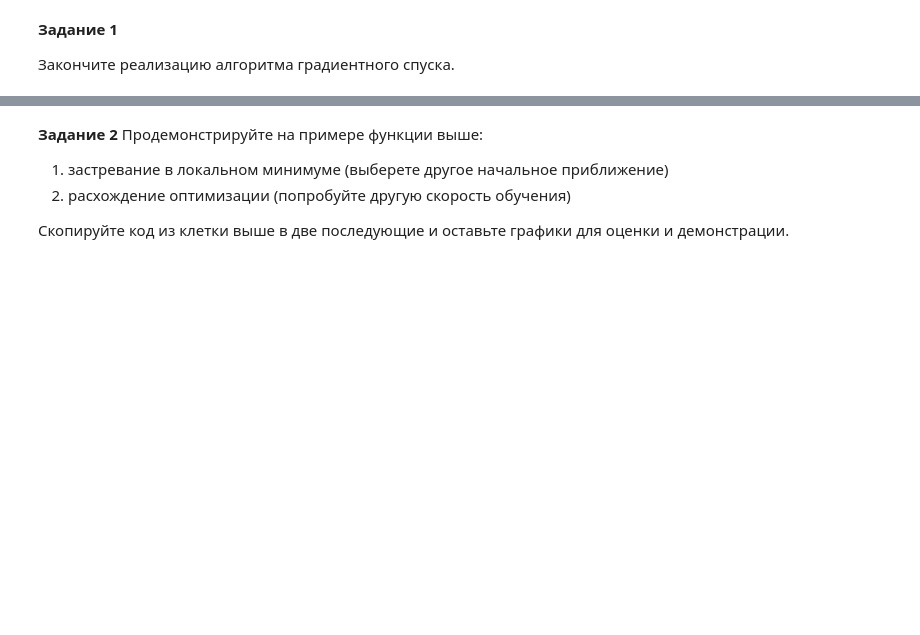
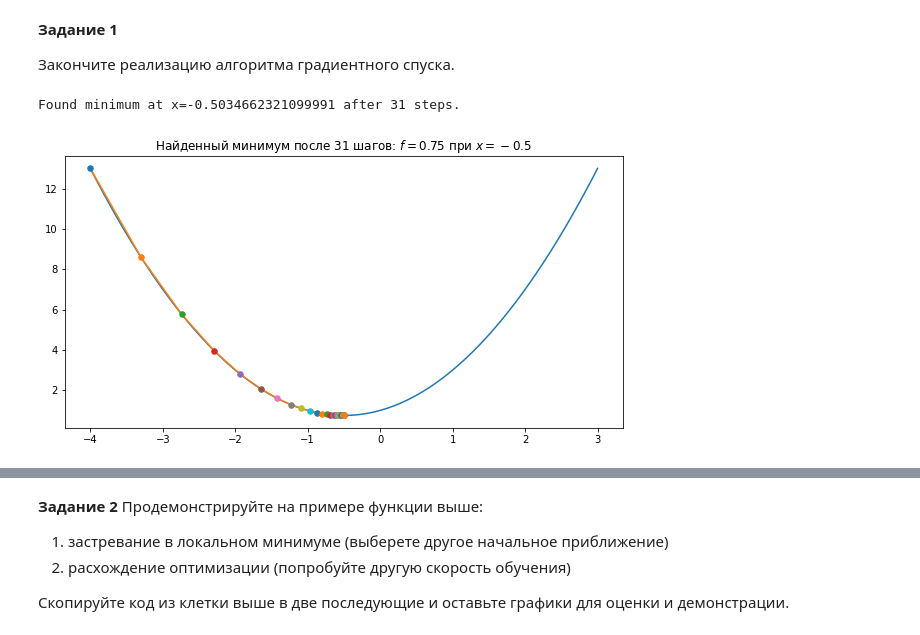
Before and after one commit to vsolodkyi/NeuralNetworks_SkillBox, a Jupyter notebook: module_2/practice_5_gd.ipynb, the cells around one changed output, grey strips where cells are left out. Drawn from its saved outputs; the diff is of its cells as text; code cells hidden in the pictures; blank space fills up the shorter version.

```diff
--- a/module_2/practice_5_gd.ipynb
+++ b/module_2/practice_5_gd.ipynb
@@ -41,7 +41,7 @@ def gradient_descent(f: callable, df_dx: callable, initial_position: float, n_it
 
         # < YOUR CODE STARTS HERE >
         # Реализуйте шаг градиентного спуска.
-        position =
+        position = position - lr * df_dx(position)
         # < YOUR CODE ENDS HERE >
 
     print(f"Found minimum at x={position} after {len(positions) - 1} steps.")
@@ -58,15 +58,18 @@ def visualize(f: callable, limits: tuple, positions: list, values: list):
 # %%
 f = lambda x: x**2 + x + 1 # функция для оптимизации
 df_dx = lambda x: 2*x + 1 # производная
 
-lr = 0.3
-n_iters = 20
+lr = 0.1
+n_iters = 50
 initial_position = -4.
 
 
 position, positions, values = gradient_descent(f=f, df_dx=df_dx, initial_position=initial_position,
-                                               n_iters=n_iters, lr=lr, tol=1e-4)
+                                               n_iters=n_iters, lr=lr, tol=1e-5)
 
 visualize(f, (-4, 3), positions=positions, values=values)
+# %% [output]
+Found minimum at x=-0.5034662321099991 after 31 steps.
+[figure, added]
 # %%
 # градиентный спуск
```
Also changed, not shown: parts of 4 cells of this notebook.
